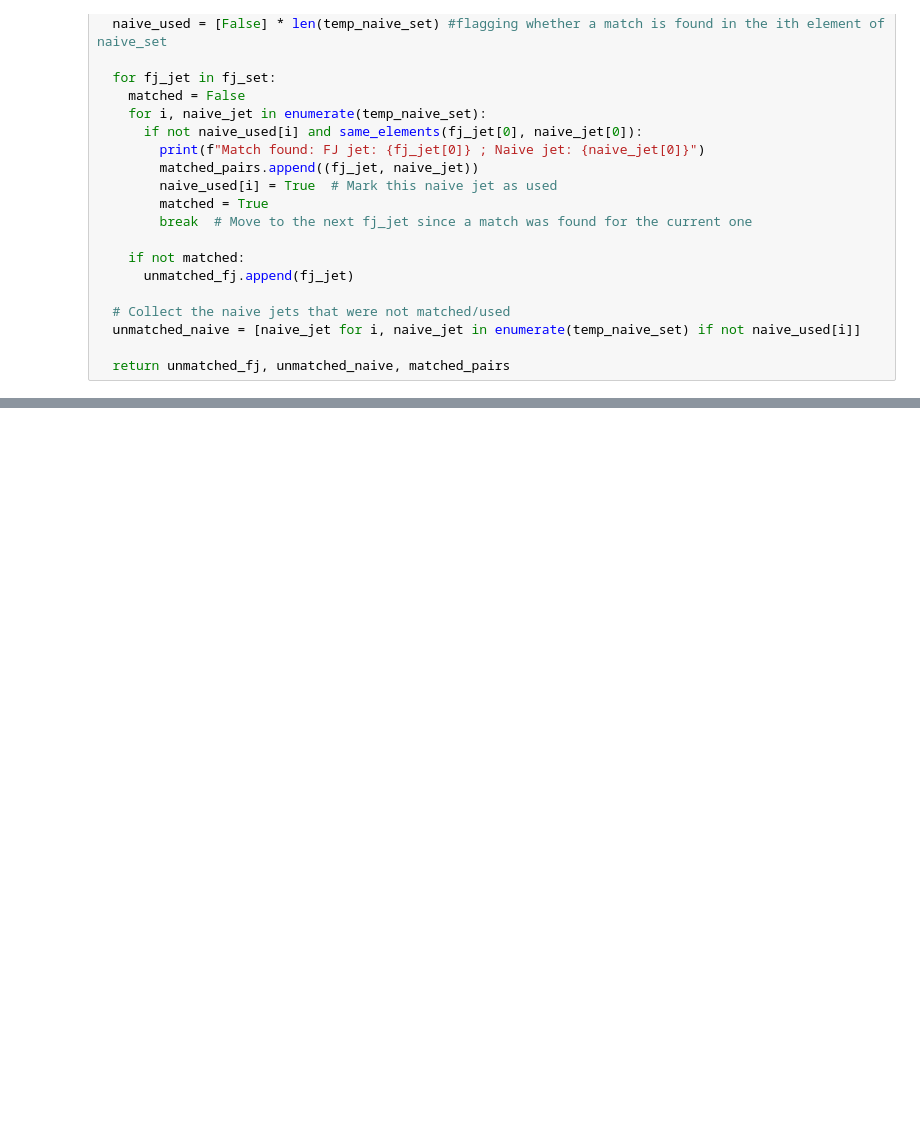
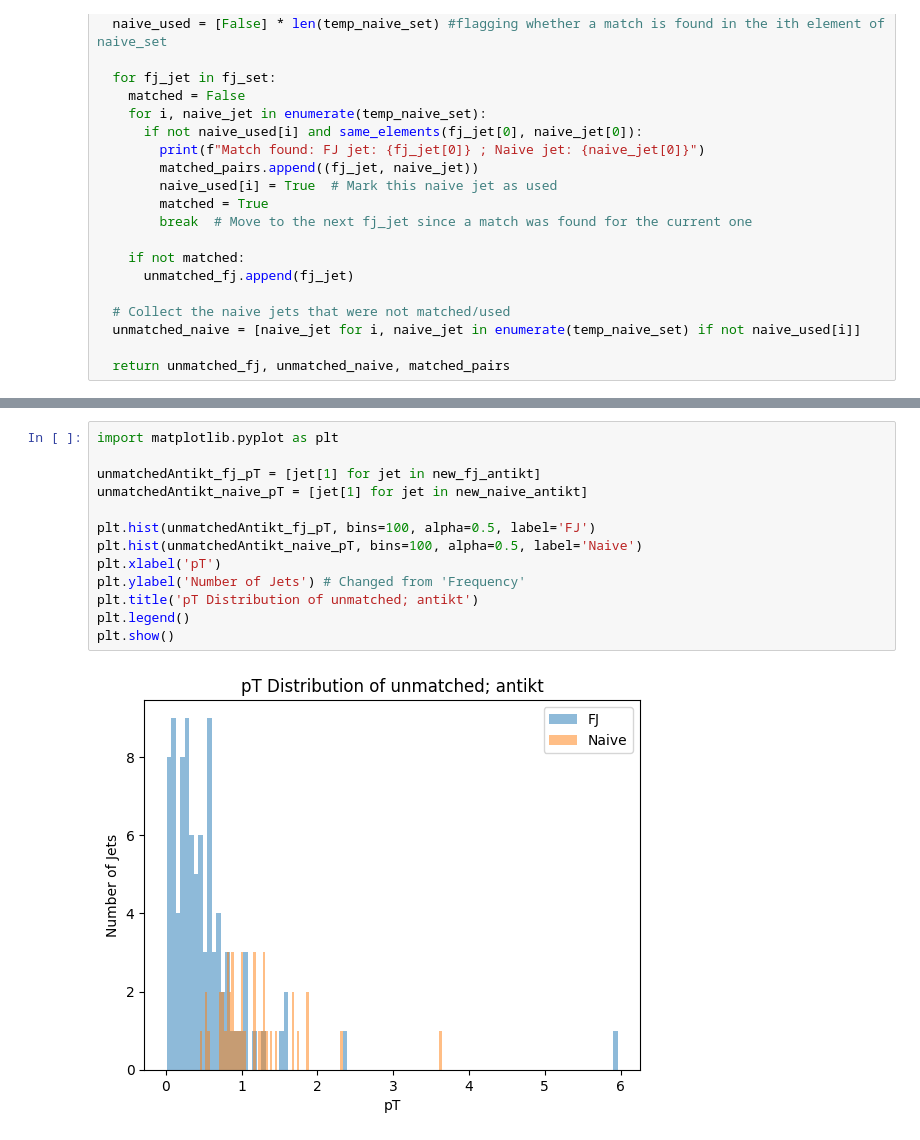
Before and after one commit to AlexeiTam/hackjet, a Jupyter notebook: JetCompare.ipynb, the cells around one changed output, grey strips where cells are left out. Drawn from its saved outputs; the diff is of its cells as text; blank space fills up the shorter version.

```diff
--- a/JetCompare.ipynb
+++ b/JetCompare.ipynb
@@ -313,2 +304,17 @@ constituents [10, 46, 94] // pT: 1.566994283592039
 constituents [25, 110, 111] // pT: 2.382251866626545
 constituents [75, 74, 76, 77] // pT: 5.961268555622765
+# %%
+import matplotlib.pyplot as plt
+
+unmatchedAntikt_fj_pT = [jet[1] for jet in new_fj_antikt]
+unmatchedAntikt_naive_pT = [jet[1] for jet in new_naive_antikt]
+
+plt.hist(unmatchedAntikt_fj_pT, bins=100, alpha=0.5, label='FJ')
+plt.hist(unmatchedAntikt_naive_pT, bins=100, alpha=0.5, label='Naive')
+plt.xlabel('pT')
+plt.ylabel('Number of Jets') # Changed from 'Frequency'
+plt.title('pT Distribution of unmatched; antikt')
+plt.legend()
+plt.show()
+# %% [output]
+[figure, added]
```
Also changed, not shown: parts of 12 cells of this notebook.
